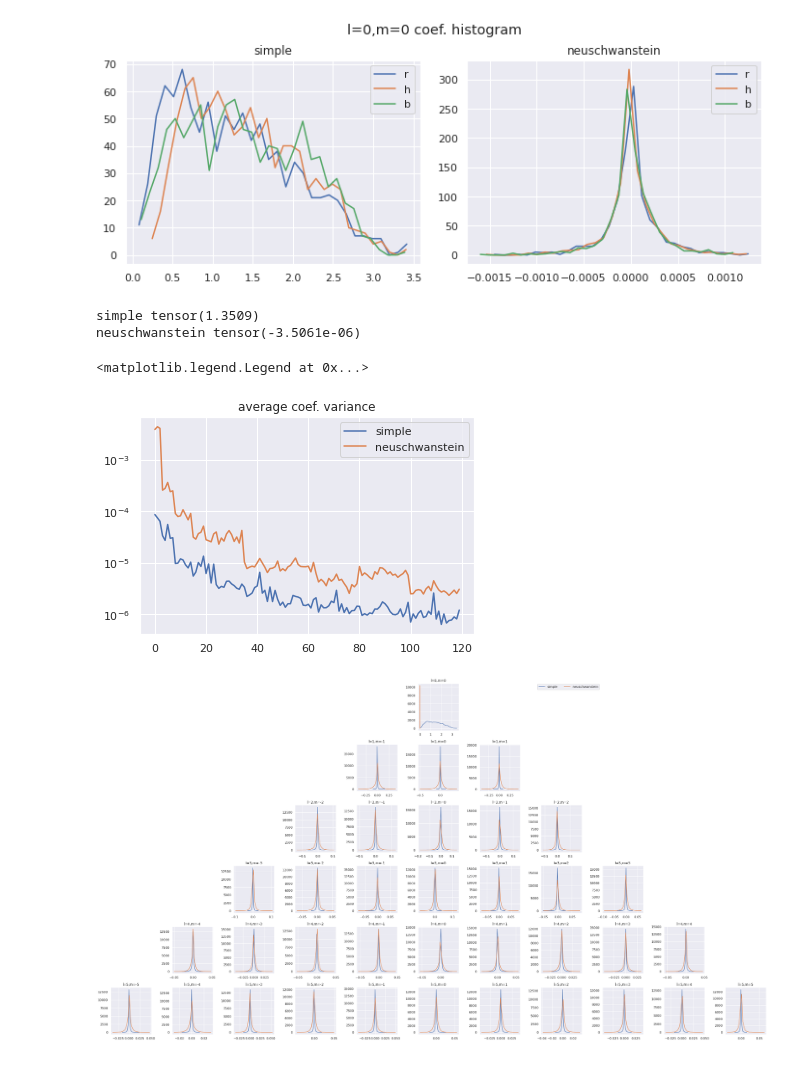
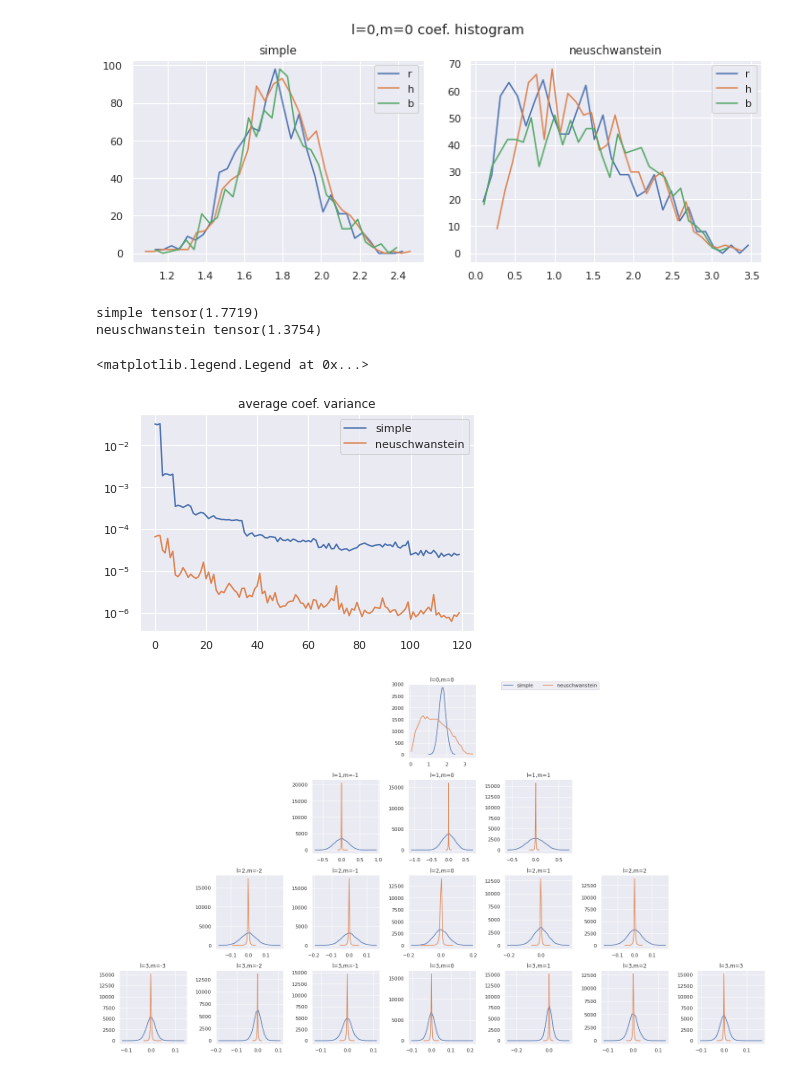
Before and after one commit to KeKsBoTer/punctum, a Jupyter notebook: pointnet/ds_analysis.ipynb, the cells around one changed output. Cells and saved outputs as stored; diff of their text form; code cells hidden in the pictures.

```diff
--- a/pointnet/ds_analysis.ipynb
+++ b/pointnet/ds_analysis.ipynb
@@ -16,7 +16,7 @@ from pytorch3d.structures import Pointclouds
 import torch.utils.data as data
 
 ds_nss = OctantDataset("../datasets/neuschwanstein_2000_32max_sh",sub_sample=10000)
-ds_simple = OctantDataset("../datasets/datasets/simple_32_sh",sub_sample=10000)
+ds_simple = OctantDataset("../datasets/simple_32_sh",sub_sample=10000)
 
 def collate_batched_point_clouds(batch: List[Tuple[Pointclouds, torch.Tensor]]):
     coefs = torch.stack([x[1] for x in batch])
@@ -79,7 +79,7 @@ for row,(name,ds) in enumerate([("simple",ds_simple),("neuschwanstein",ds_nss)])
     ax.set_title(name)
     ax.legend()
 # %% [output]
-[figure, old version]
+[figure, new version]
 # %%
 plt.title("average coef. variance")
 for row,(name,ds) in enumerate([("simple",ds_simple),("neuschwanstein",ds_nss)]):
@@ -95,45 +95,45 @@ for row,(name,ds) in enumerate([("simple",ds_simple),("neuschwanstein",ds_nss)])
 plt.yscale("log")
 plt.legend()
 # %% [output]
-simple tensor(1.3509)
-neuschwanstein tensor(-3.5061e-06)
+simple tensor(1.7719)
+neuschwanstein tensor(1.3754)
 <matplotlib.legend.Legend at 0x...>
-[figure, old version]
+[figure, new version]
 # %%
 
 coefs_simple = torch.stack([c for _,c in ds_simple])
 coefs_nss = torch.stack([c for _,c in ds_nss])
 
-l_max = 5
+l_max = 3
 fig,axes = plt.subplots(l_max+1,l_max*2+1,figsize=((l_max*2+1)*3,(l_max+1)*3))
 
 
 for i in range(l_max+1):
     for j in range(l_max*2+1):
         axes[i][j].set_axis_off()
 
 
 for l_i in range(l_max+1):
     for m in range(-l_i,l_i+1):
         ax = axes[l_i][l_max+m]
         ax.set_title(f"l={l_i},m={m}")
         for row,(name,coefs) in enumerate([("simple",coefs_simple),("neuschwanstein",coefs_nss)]):
 
             coefs_i = coefs[:,lm2flat_index(l_i,m)]
             # coefs_n = (coefs_i - coefs_i.min())/(coefs_i.max()-coefs_i.min())-0.5
             # coefs_n = (coefs_n-coefs_n.mean())/coefs_n.var()
             # coefs_i = (coefs_i-coefs_i.mean())/coefs_i.std()
 
             counts,bins = coefs_i.histogram(bins=32)
             ax.plot((bins[:-1]+bins[1:])/2,counts,label=name)
             ax.set_axis_on()
 
 # plt.yscale("log")
 handles, labels = ax.get_legend_handles_labels()
 fig.legend(handles, labels, loc='upper right', ncol=3, bbox_to_anchor=(.75, 0.98))
 plt.tight_layout()
 # %% [output]
-[figure, old version]
+[figure, new version]
 # %%
 coefs_simple_n = (coefs_simple[:,0]- coefs_simple[:,0].mean())/coefs_simple[:,0].var()
 
```
Also changed, not shown: parts of 10 cells of this notebook, 8 other files.
